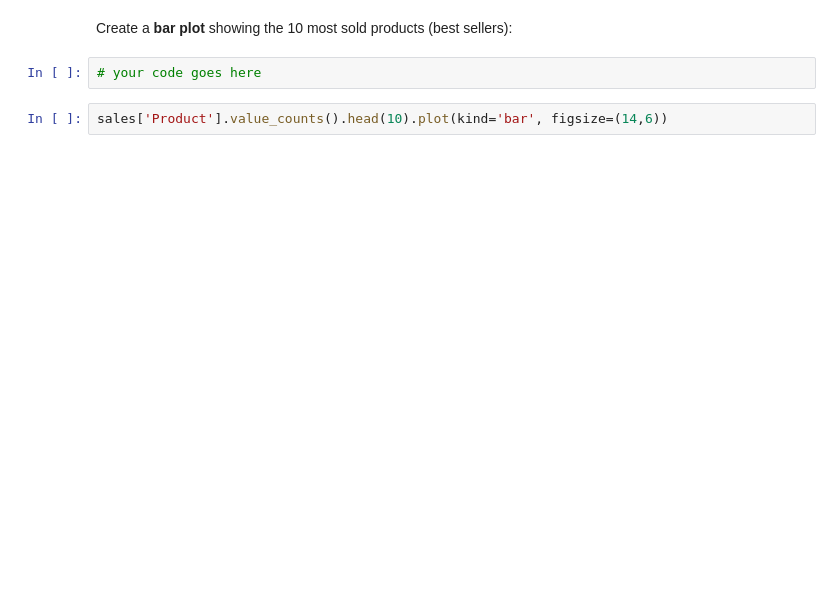
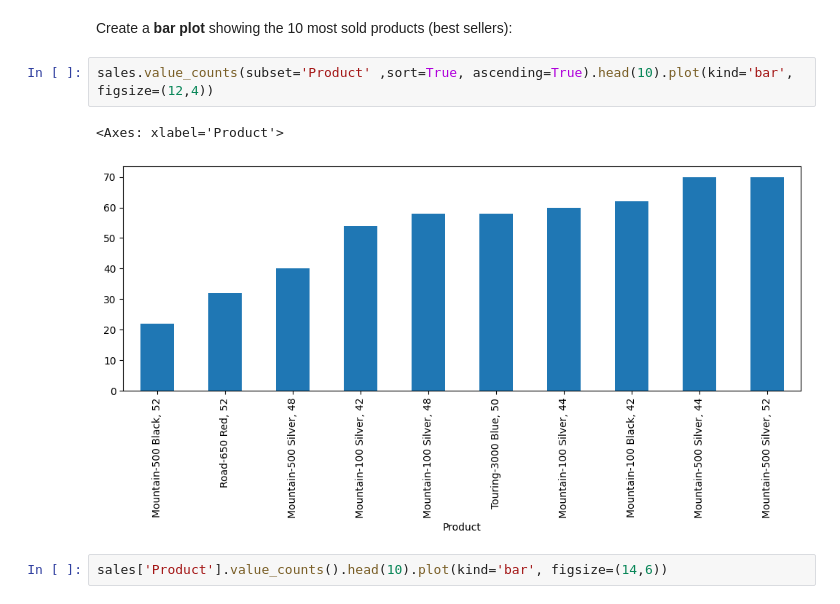
Before and after one commit to zaglas/workflows-, a Jupyter notebook: Exercises_1.ipynb, the cells around one changed output. Saved outputs shown, nothing was run; the diff lists cells and outputs as text; blank space fills up the shorter version.

```diff
--- a/Exercises_1.ipynb
+++ b/Exercises_1.ipynb
@@ -123,7 +258,10 @@ sales['Product'].unique()
 # %% [markdown]
 Create a **bar plot** showing the 10 most sold products (best sellers):
-# %%
-# your code goes here
+# %%
+sales.value_counts(subset='Product' ,sort=True, ascending=True).head(10).plot(kind='bar', figsize=(12,4))
+# %% [output]
+<Axes: xlabel='Product'>
+[figure, added]
 # %%
 sales['Product'].value_counts().head(10).plot(kind='bar', figsize=(14,6))
 # %% [markdown]
```
Also changed, not shown: parts of 68 cells of this notebook.
